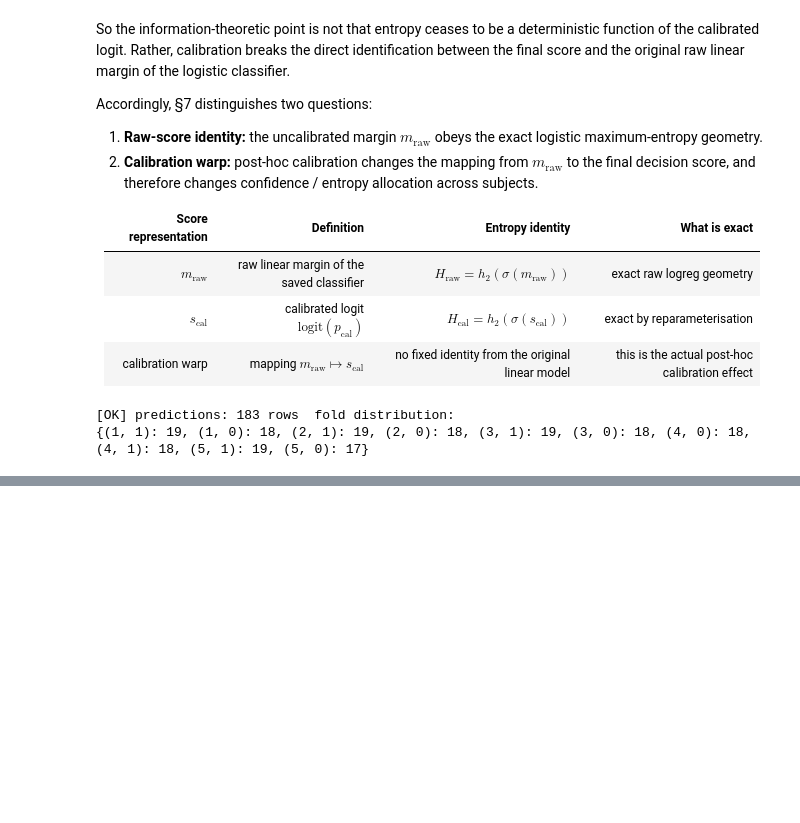
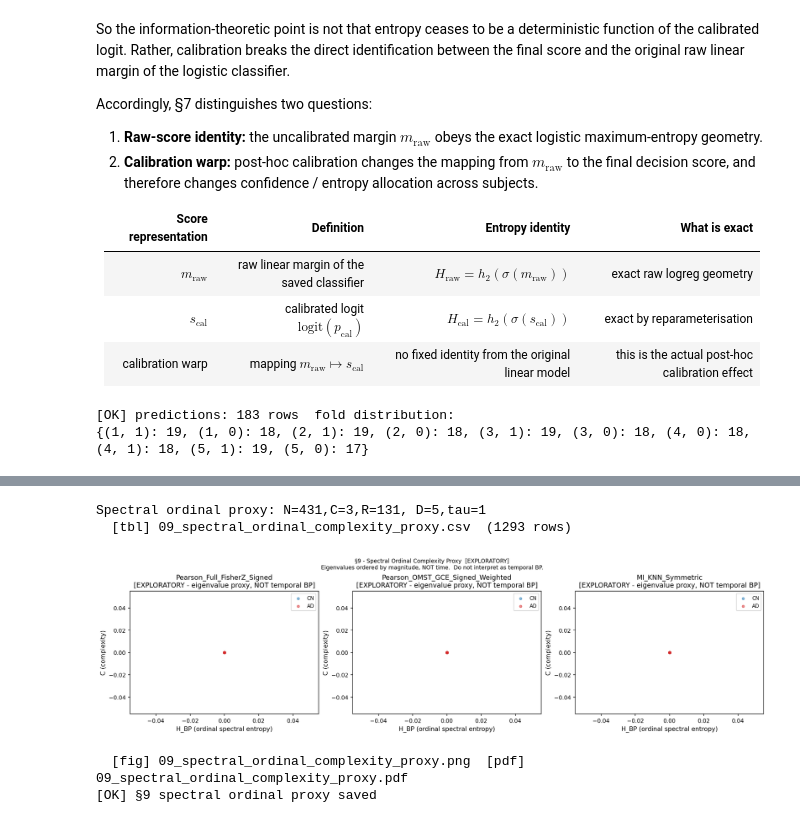
Before and after one commit to SantiagoVBlasL/vae_AD, a Jupyter notebook: notebooks/07_information_theory.ipynb, the cells around one changed output, grey strips where cells are left out. Drawn from its saved outputs; the diff is of its cells as text; code cells hidden in the pictures; blank space fills up the shorter version.

```diff
--- a/notebooks/07_information_theory.ipynb
+++ b/notebooks/07_information_theory.ipynb
@@ -3111,0 +3056,52 @@ calibrated_probability / calibrated_logit 0.824886 0.105167 0.179901  0.543209
+# %%
+if not DO_TIME_SERIES or global_tensor_path is None:
+    print("[SKIP] §9")
+else:
+    if "GLOBAL_TENSOR" not in dir():
+        _td2 = np.load(global_tensor_path)
+        _k2  = next((k for k in _td2.files if "tensor" in k.lower()), _td2.files[0])
+        GLOBAL_TENSOR = _td2[_k2].astype(np.float32)
+    T3BP = GLOBAL_TENSOR[:, CHANNELS_IDX, :, :]
+    N_,C_,R_,_ = T3BP.shape; D_BP=5; TAU_BP=1
+    print(f"Spectral ordinal proxy: N={N_},C={C_},R={R_}, D={D_BP},tau={TAU_BP}")
+
+    sub_map_bp = {}
+    if meta_df is not None and "tensor_idx" in meta_df.columns:
+        _grp_col_bp = next((c for c in ["ResearchGroup_Mapped","Group","ResearchGroup"]
+                            if c in meta_df.columns), None)
+        if _grp_col_bp:
+            sub_map_bp = dict(zip(meta_df["tensor_idx"].dropna().astype(int),
+                                  meta_df[_grp_col_bp].values))
+
+    rows_bp = []
+    for n in range(N_):
+        for c in range(C_):
+            ev = np.sort(np.linalg.eigvalsh(T3BP[n,c].astype(float)))[::-1]
+            H_, Cmp_ = spectral_complexity(ev, D=D_BP, tau=TAU_BP)
+            rows_bp.append({"subject_idx":n,"channel":CHANNEL_NAMES[c],"H_BP":H_,"C_BP":Cmp_,
+                            "group":sub_map_bp.get(n,"?")})
+    df_bp = pd.DataFrame(rows_bp)
+    save_table(df_bp, "09_spectral_ordinal_complexity_proxy.csv")
+
+    fig, axes = plt.subplots(1,C_,figsize=(5*C_,4))
+    if C_==1: axes=[axes]
+    for ci,ch in enumerate(CHANNEL_NAMES):
+        ax=axes[ci]; sub=df_bp[df_bp["channel"]==ch]
+        for grp,color in [("CN",PALETTE["CN"]),("AD",PALETTE["AD"])]:
+            g_=sub[sub["group"].str.upper()==grp] if sub["group"].dtype==object else sub[sub["group"]==grp]
+            if len(g_)>0: ax.scatter(g_["H_BP"],g_["C_BP"],s=15,alpha=0.5,color=color,label=grp)
+        ax.set_xlabel("H_BP (ordinal spectral entropy)"); ax.set_ylabel("C (complexity)")
+        ax.set_title(f"{ch}\n[EXPLORATORY - eigenvalue proxy, NOT temporal BP]"); ax.legend(fontsize=8)
+    fig.suptitle(
+        "§9 - Spectral Ordinal Complexity Proxy  [EXPLORATORY]\n"
+        "Eigenvalues ordered by magnitude, NOT time.  Do not interpret as temporal BP.",
+        fontsize=9
+    )
+    savefig("09_spectral_ordinal_complexity_proxy.png", fig)
+    print("[OK] §9 spectral ordinal proxy saved")
+# %% [output]
+Spectral ordinal proxy: N=431,C=3,R=131, D=5,tau=1
+  [tbl] 09_spectral_ordinal_complexity_proxy.csv  (1293 rows)
+[figure, added]
+  [fig] 09_spectral_ordinal_complexity_proxy.png  [pdf] 09_spectral_ordinal_complexity_proxy.pdf
+[OK] §9 spectral ordinal proxy saved
```
Also changed, not shown: parts of 17 cells of this notebook, 21 other files.
